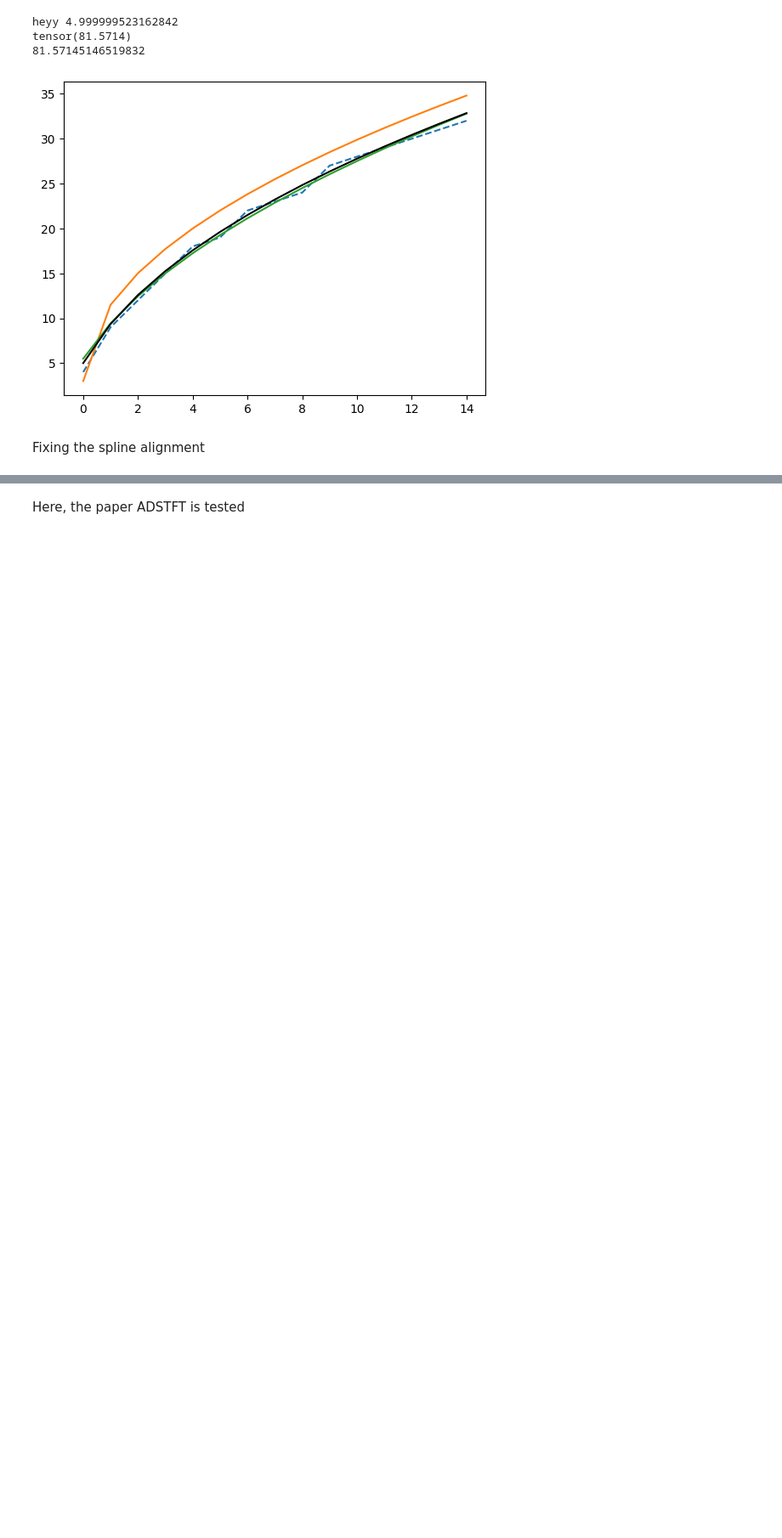
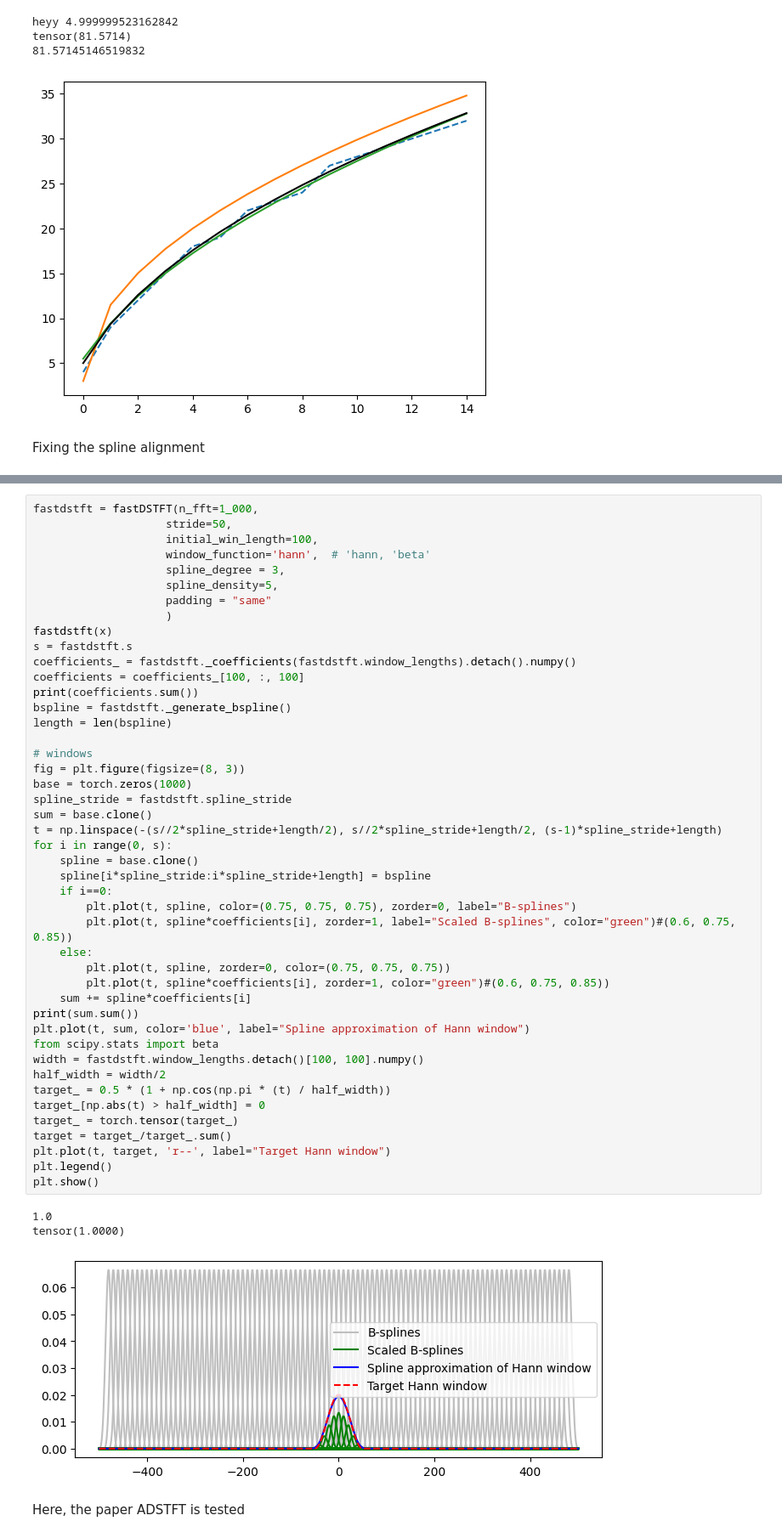
Before and after one commit to SpoketKasper/projekt-fmsn35, a Jupyter notebook: dstft/notebooks/fastDSTFT.ipynb, the cells around one changed output, grey strips where cells are left out. Shown: that part at 85% size. Cells and saved outputs as stored; diff of their text form; blank space fills up the shorter version.

```diff
--- a/dstft/notebooks/fastDSTFT.ipynb
+++ b/dstft/notebooks/fastDSTFT.ipynb
@@ -303,3 +339,52 @@ for i in range(10):
+# %%
+fastdstft = fastDSTFT(n_fft=1_000,
+                    stride=50,
+                    initial_win_length=100,
+                    window_function='hann',  # 'hann, 'beta'
+                    spline_degree = 3,
+                    spline_density=5,
+                    padding = "same"
+                    )
+fastdstft(x)
+s = fastdstft.s
+coefficients_ = fastdstft._coefficients(fastdstft.window_lengths).detach().numpy()
+coefficients = coefficients_[100, :, 100]
+print(coefficients.sum())
+bspline = fastdstft._generate_bspline()
+length = len(bspline)
+
+# windows
+fig = plt.figure(figsize=(8, 3))
+base = torch.zeros(1000)
+spline_stride = fastdstft.spline_stride
+sum = base.clone()
+t = np.linspace(-(s//2*spline_stride+length/2), s//2*spline_stride+length/2, (s-1)*spline_stride+length)
+for i in range(0, s):
+    spline = base.clone()
+    spline[i*spline_stride:i*spline_stride+length] = bspline
+    if i==0:
+        plt.plot(t, spline, color=(0.75, 0.75, 0.75), zorder=0, label="B-splines")
+        plt.plot(t, spline*coefficients[i], zorder=1, label="Scaled B-splines", color="green")#(0.6, 0.75, 0.85))
+    else:
+        plt.plot(t, spline, zorder=0, color=(0.75, 0.75, 0.75))
+        plt.plot(t, spline*coefficients[i], zorder=1, color="green")#(0.6, 0.75, 0.85))
+    sum += spline*coefficients[i]
+print(sum.sum())
+plt.plot(t, sum, color='blue', label="Spline approximation of Hann window")
+from scipy.stats import beta
+width = fastdstft.window_lengths.detach()[100, 100].numpy()
+half_width = width/2
+target_ = 0.5 * (1 + np.cos(np.pi * (t) / half_width))
+target_[np.abs(t) > half_width] = 0
+target_ = torch.tensor(target_)
+target = target_/target_.sum()
+plt.plot(t, target, 'r--', label="Target Hann window")
+plt.legend()
+plt.show()
+# %% [output]
+1.0
+tensor(1.0000)
+[figure, added]
 # %% [markdown]
 Here, the paper ADSTFT is tested
 # %%
```
Also changed, not shown: parts of 11 cells of this notebook, 7 other files.
